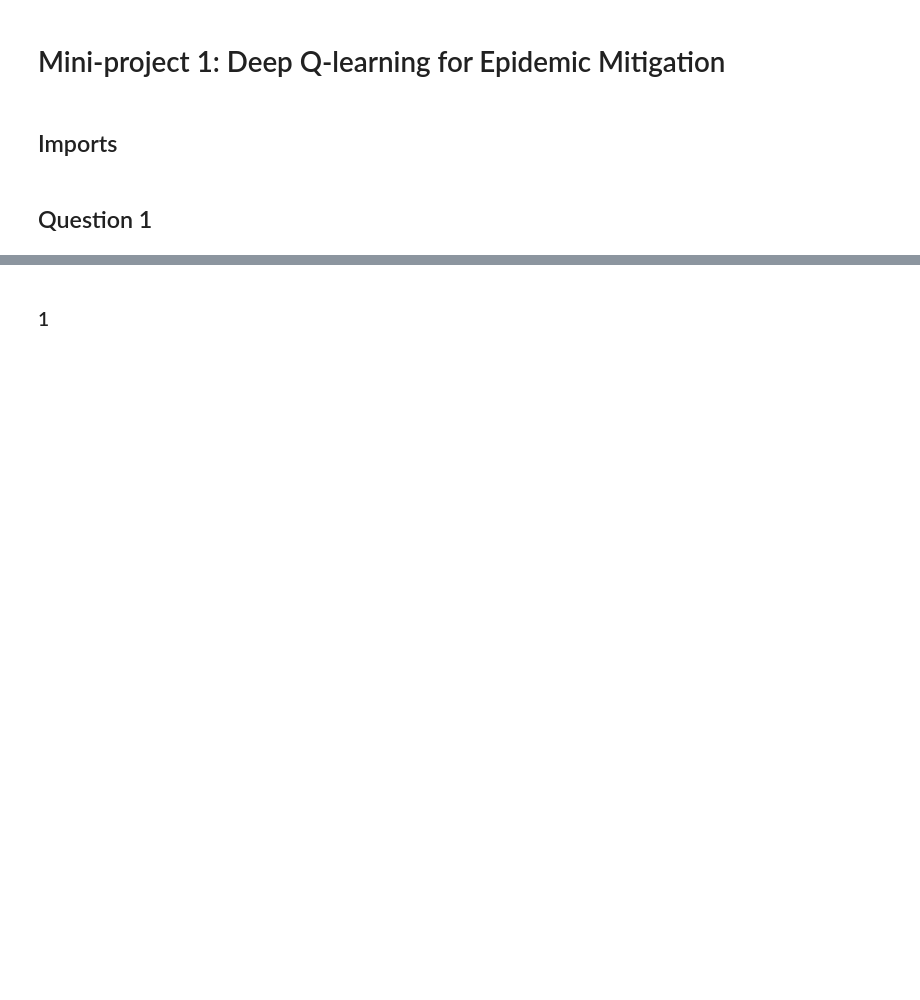
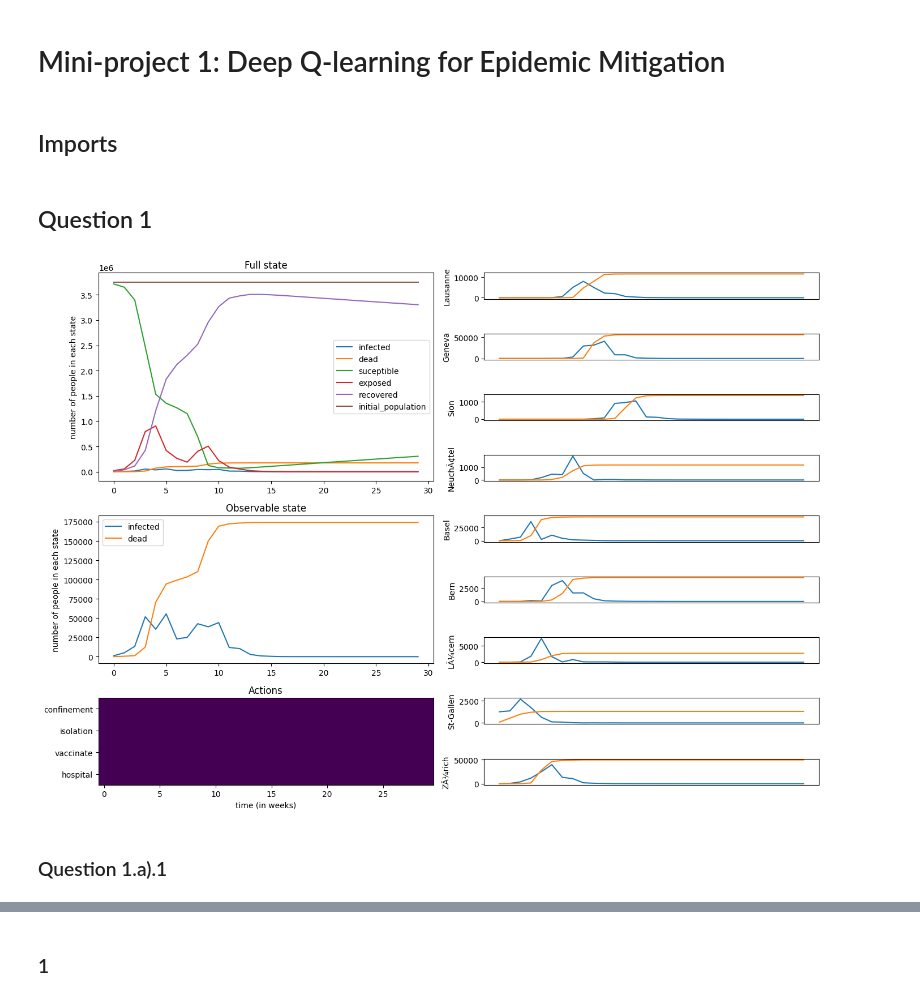
Before and after one commit to antoninfaure/DQLearning-epidemic, a Jupyter notebook: ANN_RL mini-project.ipynb, the cells around one changed output, grey strips where cells are left out. Drawn from its saved outputs; the diff is of its cells as text; code cells hidden in the pictures; blank space fills up the shorter version.

```diff
--- a/ANN_RL mini-project.ipynb
+++ b/ANN_RL mini-project.ipynb
@@ -20,3 +57,11 @@ import numpy as np
+# %%
+def parse_infos(infos_list):
+    """ Parse the logs """
+    total = {p:np.array([getattr(l.total,p) for l in infos_list]) for p in dyn.parameters}
+    cities = {c:{p:np.array([getattr(l.city[c],p) for l in infos_list]) for p in dyn.parameters} for c in dyn.cities}
+    actions = {a:np.array([l.action[a] for l in infos_list]) for a in infos_list[0].action.keys()}
+
+    return total, actions, cities
 # %% [markdown]
 ## Question 1
 # %%
@@ -37,3 +83,9 @@ infos_list = []
 for i in range(30):
     obs, reward, done, info = env.step(action)
     infos_list.append(info)
+# %%
+plot_results(*parse_infos(infos_list))
+# %% [output]
+[figure, added]
+# %% [markdown]
+### Question 1.a).1
```
Also changed, not shown: parts of 56 cells of this notebook, 2 other files.
